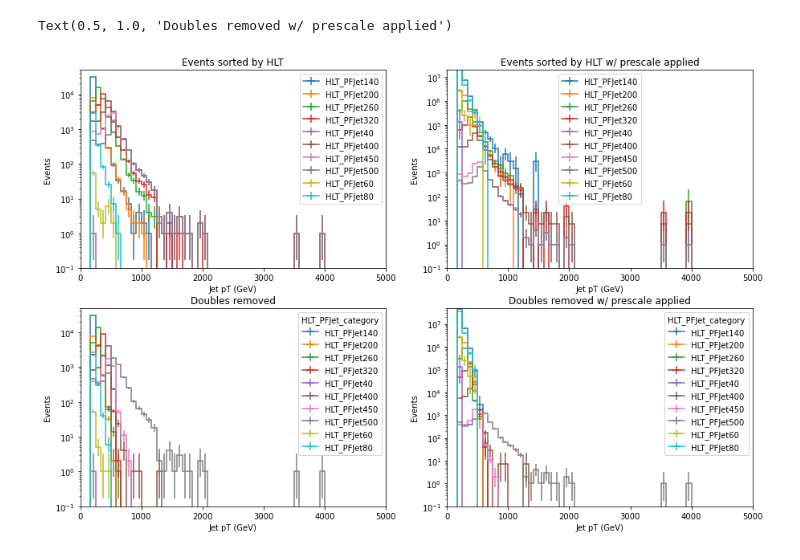
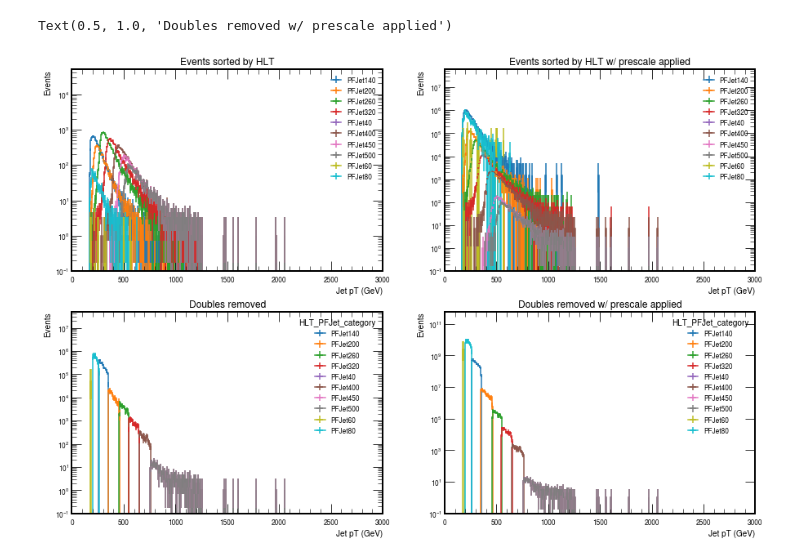
Before and after one commit to laurenhay/GluonJetMass, a Jupyter notebook: applyPrescales.ipynb, the cells around one changed output. Saved outputs shown, nothing was run; the diff lists cells and outputs as text; code cells hidden in the pictures.

```diff
--- a/applyPrescales.ipynb
+++ b/applyPrescales.ipynb
@@ -22,4 +77,0 @@ events = NanoEventsFactory.from_root(redirector + filename_2016, schemaclass=Nan
-# %%
-print(events.fields)
-fatjets = events.FatJet
-print(events.HLT.fields)
@@ -128,58 +380,81 @@ import matplotlib.pyplot as plt
 
 HLT_masks = { }
 HLT_masks_noDoubles = {}
-
-keys = list(prescale_2016.keys())
-# print(keys)
+HLT_masks_ptBinned = {}
+print(pt_thresh_2016.values())
+pt_bins_2016 = [0., 140.0, 200.0, 260.0, 350.0, 460.0, 550.0, 650.0, 760.0, 760.0, 3000.]
+#current binning is lazy scatter
 prescale_hist_16 = hist.Hist("Events",
                              hist.Cat("dataset", "Dataset"),
                              hist.Cat("HLT_cat", ""),
-                             hist.Bin("jet_pt", "Jet pT (GeV)", 60, 0, 5000.),
+                             hist.Bin("jet_pt", "Jet pT (GeV)", 500, 0., 3000.),
                  )
 prescale_hist_noDoubles_16 = hist.Hist("Events",
                              hist.Cat("dataset", "Dataset"),
                              hist.Cat("HLT_cat", "HLT_PFJet_category"),
-                             hist.Bin("jet_pt", "Jet pT (GeV)", 60, 0, 5000.),
+                             hist.Bin("jet_pt", "Jet pT (GeV)", 500, 0., 3000.),
                  )
-prescaleMask_2016 = np.ones_like(uprootevents["HLT_PFJet500"].array(), dtype = int)
+prescale_hist_ptBinned_16 = hist.Hist("Events",
+                             hist.Cat("dataset", "Dataset"),
+                             hist.Cat("HLT_cat", "HLT_PFJet_category"),
+                             hist.Bin("jet_pt", "Jet pT (GeV)", 500, 0., 3000.),
+                 )
 
 
 ##### make HLT_masks dictionary
 for i in np.arange(len(keys))[::-1]:
     path = keys[i]
-    HLT_masks[path] = uprootevents[path].array()
+#     HLT_masks[path] = uprootevents[path].array()
+    HLT_masks[path] = events.HLT[path]
 #     print(np.sum(HLT_masks[path]))
+leadingjets = events.FatJet[:,0]
 
+# change to pythonic --> use np.digitize
 for i in np.arange(len(keys))[::-1]:
+    print(i)
     path = keys[i]
-    if i<len(keys)-1:
-        for mask in HLT_masks.values():
-            HLT_masks_noDoubles[path] = uprootevents[path].array() & ~mask
-#             print(np.sum(HLT_masks_noDoubles[path]))
+    pt0 = events.FatJet[:,0].pt
+#     print(pt0) #leading pt of each jet
+    if i > 0 and prescale_2016[path] != 1.0:
+            print(pt_thresh_2016[keys[i-1]])
+            print((pt_thresh_2016[keys[i-1]] <= pt0) & (pt0 < pt_thresh_2016[path]))
+            print(events.HLT[path])
+            HLT_masks_noDoubles[path] = (events.HLT[path] & (pt_thresh_2016[keys[i-1]] <= pt0) & (pt0 < pt_thresh_2016[path]))
+            print('bin edges for ', path, ' are ', pt_thresh_2016[keys[i-1]], ' and ', pt_thresh_2016[path])
+    elif i > 0 and prescale_2016[path] == 1.0:
+        print('bin edge for ', path, ' is ', pt_thresh_2016[keys[i-1]])
+        HLT_masks_noDoubles[path] = (events.HLT[path] & (pt_thresh_2016[keys[i-1]] <= pt0))
+    elif i == 0:
+        print('bin edge for ', path, ' is ', pt_thresh_2016[path])
+        HLT_masks_noDoubles[path] = (events.HLT[path] & ak.all(pt0 < pt_thresh_2016[path], axis = -1))
+    else:
+        break
+#     print(np.sum(HLT_masks_noDoubles[path]))
 
 ##### hardcode get rid of doubles
-HLT_masks_noDoubles['HLT_PFJet500'] = HLT_masks['HLT_PFJet500']
-HLT_masks_noDoubles['HLT_PFJet450'] = HLT_masks['HLT_PFJet450'] & ~HLT_masks['HLT_PFJet500']
-HLT_masks_noDoubles['HLT_PFJet400'] = HLT_masks['HLT_PFJet400'] & ~HLT_masks['HLT_PFJet450'] & ~HLT_masks['HLT_PFJet500']
-HLT_masks_noDoubles['HLT_PFJet320'] = HLT_masks['HLT_PFJet320'] & ~HLT_masks['HLT_PFJet400'] & ~HLT_masks['HLT_PFJet450'] & ~HLT_masks['HLT_PFJet500']
-HLT_masks_noDoubles['HLT_PFJet260'] = HLT_masks['HLT_PFJet260'] & ~HLT_masks['HLT_PFJet320'] & ~HLT_masks['HLT_PFJet400'] & ~HLT_masks['HLT_PFJet450'] & ~HLT_masks['HLT_PFJet500']
-HLT_masks_noDoubles['HLT_PFJet200'] = HLT_masks['HLT_PFJet200'] & ~HLT_masks['HLT_PFJet260'] & ~HLT_masks['HLT_PFJet320'] & ~HLT_masks['HLT_PFJet400'] & ~HLT_masks['HLT_PFJet450'] & ~HLT_masks['HLT_PFJet500']
-HLT_masks_noDoubles['HLT_PFJet140'] = HLT_masks['HLT_PFJet140'] & ~HLT_masks['HLT_PFJet200'] & ~HLT_masks['HLT_PFJet260'] & ~HLT_masks['HLT_PFJet320'] & ~HLT_masks['HLT_PFJet400'] & ~HLT_masks['HLT_PFJet450'] & ~HLT_masks['HLT_PFJet500']
-HLT_masks_noDoubles['HLT_PFJet80'] = HLT_masks['HLT_PFJet80'] & ~HLT_masks['HLT_PFJet140'] & ~HLT_masks['HLT_PFJet200'] & ~HLT_masks['HLT_PFJet260'] & ~HLT_masks['HLT_PFJet320'] & ~HLT_masks['HLT_PFJet400'] & ~HLT_masks['HLT_PFJet450'] & ~HLT_masks['HLT_PFJet500']
-HLT_masks_noDoubles['HLT_PFJet60'] = HLT_masks['HLT_PFJet60'] & ~HLT_masks['HLT_PFJet80'] & ~HLT_masks['HLT_PFJet140'] & ~HLT_masks['HLT_PFJet200'] & ~HLT_masks['HLT_PFJet260'] & ~HLT_masks['HLT_PFJet320'] & ~HLT_masks['HLT_PFJet400'] & ~HLT_masks['HLT_PFJet450'] & ~HLT_masks['HLT_PFJet500']
-HLT_masks_noDoubles['HLT_PFJet40'] = HLT_masks['HLT_PFJet40'] & ~HLT_masks['HLT_PFJet60'] & ~HLT_masks['HLT_PFJet80'] & ~HLT_masks['HLT_PFJet140'] & ~HLT_masks['HLT_PFJet200'] & ~HLT_masks['HLT_PFJet260'] & ~HLT_masks['HLT_PFJet320'] & ~HLT_masks['HLT_PFJet400'] & ~HLT_masks['HLT_PFJet450'] & ~HLT_masks['HLT_PFJet500']
+# HLT_masks_noDoubles['PFJet500'] = HLT_masks['PFJet500']
+# HLT_masks_noDoubles['PFJet450'] = HLT_masks['PFJet450'] & ~HLT_masks['PFJet500']
+# HLT_masks_noDoubles['PFJet400'] = HLT_masks['PFJet400'] & ~HLT_masks['PFJet450'] & ~HLT_masks['PFJet500']
+# HLT_masks_noDoubles['PFJet320'] = HLT_masks['PFJet320'] & ~HLT_masks['PFJet400'] & ~HLT_masks['PFJet450'] & ~HLT_masks['HLT_PFJet500']
+# HLT_masks_noDoubles['PFJet260'] = HLT_masks['PFJet260'] & ~HLT_masks['PFJet320'] & ~HLT_masks['PFJet400'] & ~HLT_masks['HLT_PFJet450'] & ~HLT_masks['HLT_PFJet500']
+# HLT_masks_noDoubles['PFJet200'] = HLT_masks['PFJet200'] & ~HLT_masks['PFJet260'] & ~HLT_masks['PFJet320'] & ~HLT_masks['HLT_PFJet400'] & ~HLT_masks['HLT_PFJet450'] & ~HLT_masks['HLT_PFJet500']
+# HLT_masks_noDoubles['PFJet140'] = HLT_masks['PFJet140'] & ~HLT_masks['PFJet200'] & ~HLT_masks['PFJet260'] & ~HLT_masks['HLT_PFJet320'] & ~HLT_masks['HLT_PFJet400'] & ~HLT_masks['HLT_PFJet450'] & ~HLT_masks['HLT_PFJet500']
+# HLT_masks_noDoubles['PFJet80'] = HLT_masks['PFJet80'] & ~HLT_masks['PFJet140'] & ~HLT_masks['PFJet200'] & ~HLT_masks['HLT_PFJet260'] & ~HLT_masks['HLT_PFJet320'] & ~HLT_masks['HLT_PFJet400'] & ~HLT_masks['HLT_PFJet450'] & ~HLT_masks['HLT_PFJet500']
+# HLT_masks_noDoubles['PFJet60'] = HLT_masks['PFJet60'] & ~HLT_masks['PFJet80'] & ~HLT_masks['HLT_PFJet140'] & ~HLT_masks['HLT_PFJet200'] & ~HLT_masks['HLT_PFJet260'] & ~HLT_masks['HLT_PFJet320'] & ~HLT_masks['HLT_PFJet400'] & ~HLT_masks['HLT_PFJet450'] & ~HLT_masks['HLT_PFJet500']
+# HLT_masks_noDoubles['PFJet40'] = HLT_masks['PFJet40'] & ~HLT_masks['PFJet60'] & ~HLT_masks['HLT_PFJet80'] & ~HLT_masks['HLT_PFJet140'] & ~HLT_masks['HLT_PFJet200'] & ~HLT_masks['HLT_PFJet260'] & ~HLT_masks['HLT_PFJet320'] & ~HLT_masks['HLT_PFJet400'] & ~HLT_masks['HLT_PFJet450'] & ~HLT_masks['HLT_PFJet500']
 for path in HLT_masks:
     print("# of ", path, " events with doubles ", np.sum(HLT_masks[path]), "\n")
     print("# of ", path, " events WITHOUT doubles", np.sum(HLT_masks_noDoubles[path]), "\n")
+    print("# of ", path, " events within pt bins", np.sum(HLT_masks_noDoubles[path]), "\n")
 #### apply masks and fill hists
 for path in keys[::-1]:
-    if path in uprootevents.keys():
-#         prescaleMask_2016 = np.where(uprootevents[path].array(), path, prescaleMask_2016)
-        fatjets = events.FatJet[uprootevents[path].array()]
-        fatjets_noDoubles = events.FatJet[HLT_masks_noDoubles[path]]
-        prescale_hist_16.fill(dataset = "JetHT_2016", HLT_cat = path, jet_pt = ak.flatten(fatjets.pt))
-        prescale_hist_noDoubles_16.fill(dataset = "JetHT_2016", HLT_cat = path, jet_pt = ak.flatten(fatjets_noDoubles.pt))
-#         print(np.count_nonzero(prescaleMask_2016 == 'HLT_PFJet500'))
+    if path in events.HLT.fields:
+        fatjets = leadingjets[events.HLT[path]]
+        fatjets_noDoubles = leadingjets[HLT_masks_noDoubles[path]]
+        fatjets_ptBinned = leadingjets[HLT_masks_noDoubles[path]]
+        prescale_hist_16.fill(dataset = "JetHT_2016", HLT_cat = path, jet_pt = fatjets.pt)
+        prescale_hist_noDoubles_16.fill(dataset = "JetHT_2016", HLT_cat = path, jet_pt = fatjets_noDoubles.pt)
+        prescale_hist_ptBinned_16.fill(dataset = "JetHT_2016", HLT_cat = path, jet_pt = fatjets_ptBinned.pt)
     else:
         print(path, ' not in collection, moving to next path -- years are likely mismatched')
 
@@ -214,4 +489,16 @@ hist.plot1d(prescale_hist_noDoubles_16.sum('dataset'), ax = axs[1,1], overlay='H
 axs[1,1].set_yscale('log')
 axs[1,1].set_ylim([1.0e-1, 6.0e7])
 axs[1,1].set_title('Doubles removed w/ prescale applied')
+
+hist.plot1d(prescale_hist_noDoubles_16.sum('dataset'), ax = axs[1,0], overlay='HLT_cat')
+axs[1,0].set_yscale('log')
+axs[1,0].set_ylim([1.0e-1, 5.0e7])
+axs[1,0].set_title('Doubles removed')
+
+prescale_hist_noDoubles_16.scale(prescale_2016, axis = 'HLT_cat')
+
+hist.plot1d(prescale_hist_noDoubles_16.sum('dataset'), ax = axs[1,1], overlay='HLT_cat')
+axs[1,1].set_yscale('log')
+axs[1,1].set_ylim([1.0e-1, 6.0e11])
+axs[1,1].set_title('Doubles removed w/ prescale applied')
 # %% [output]
@@ -233,4 +520,4 @@ axs[1,1].set_title('Doubles removed w/ prescale applied')
 
 Check for none values False
 Text(0.5, 1.0, 'Doubles removed w/ prescale applied')
-[figure, old version]
+[figure, new version]
```
Also changed, not shown: parts of 13 cells of this notebook, 7 other files.
